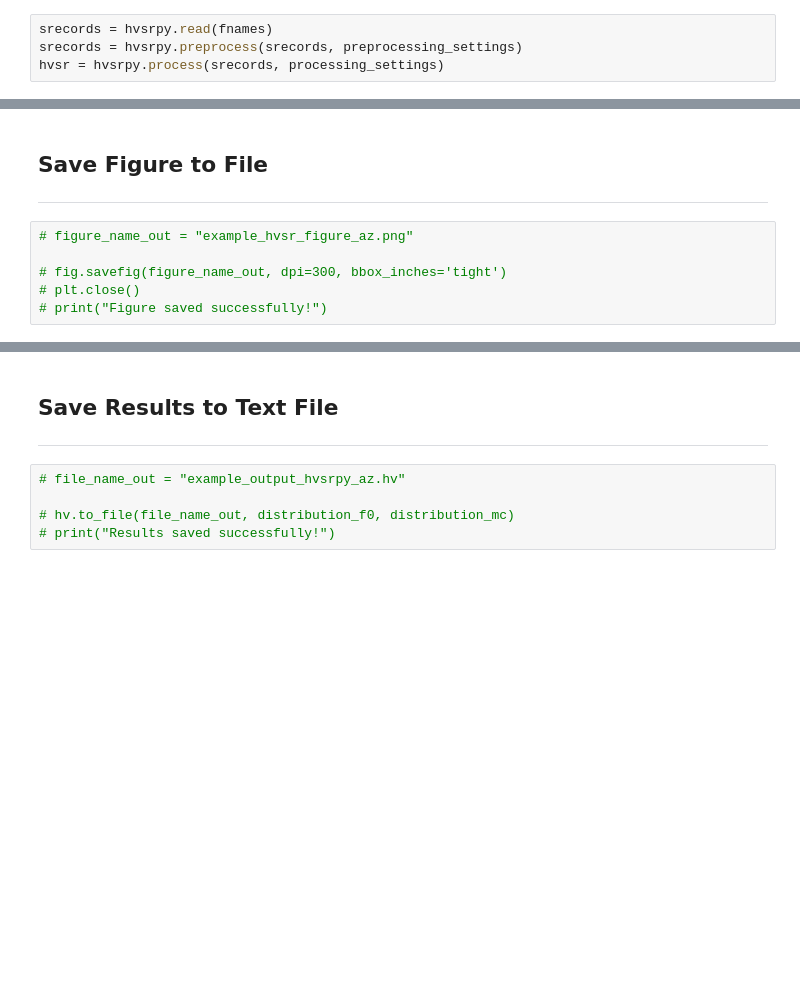
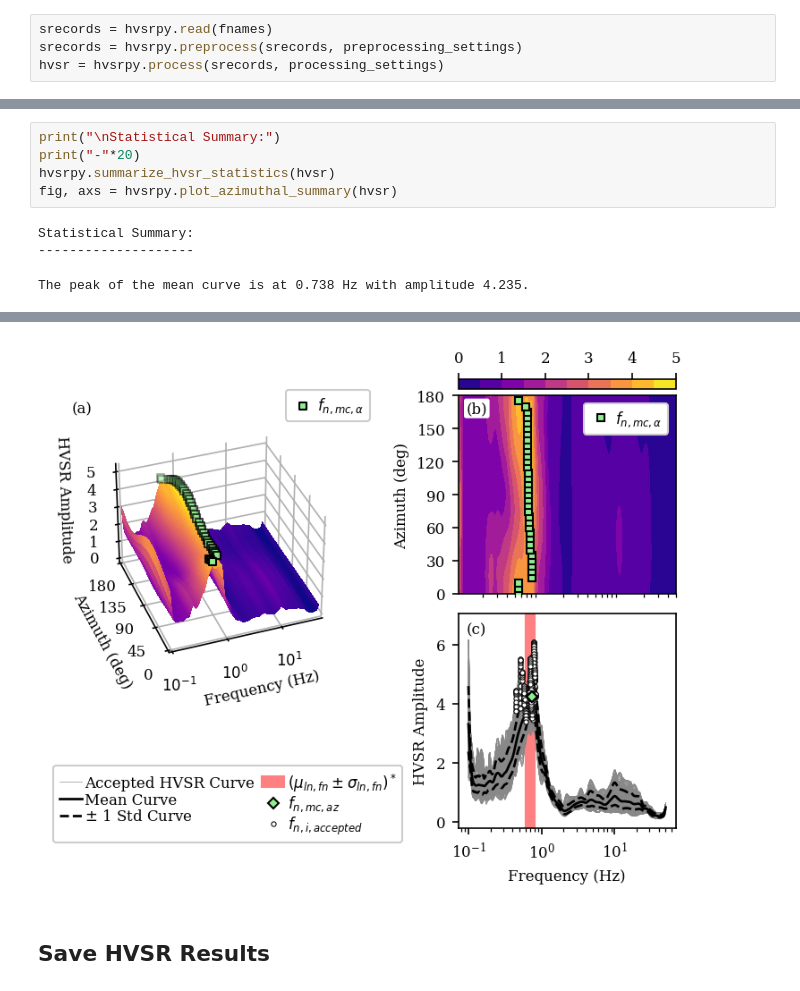
Before and after one commit to jpvantassel/hvsrpy, a Jupyter notebook: examples/example_mhvsr_azimuthal.ipynb, the cells around one changed output, grey strips where cells are left out. Drawn from its saved outputs; the diff is of its cells as text; blank space fills up the shorter version.

Commit message:
:sparkles: Support azimuthal post-processing with examples

```diff
--- a/examples/example_mhvsr_azimuthal.ipynb
+++ b/examples/example_mhvsr_azimuthal.ipynb
@@ -274,9 +142,9 @@ plt.show()
-# %% [markdown]
-## Save Figure to File
----
-# %%
-# figure_name_out = "example_hvsr_figure_az.png"
-
-# fig.savefig(figure_name_out, dpi=300, bbox_inches='tight')
-# plt.close()
-# print("Figure saved successfully!")
+# %%
+print("\nStatistical Summary:")
+print("-"*20)
+hvsrpy.summarize_hvsr_statistics(hvsr)
+fig, axs = hvsrpy.plot_azimuthal_summary(hvsr)
+# %% [output]
+Statistical Summary:
+--------------------
+The peak of the mean curve is at 0.738 Hz with amplitude 4.235.
@@ -283,8 +155,3 @@ plt.show()
+[figure, added]
 # %% [markdown]
-## Save Results to Text File
----
+## Save HVSR Results
-# %%
-# file_name_out = "example_output_hvsrpy_az.hv"
-
-# hv.to_file(file_name_out, distribution_f0, distribution_mc)
-# print("Results saved successfully!")
```
Also changed, not shown: parts of 9 cells of this notebook, 5 other files.
